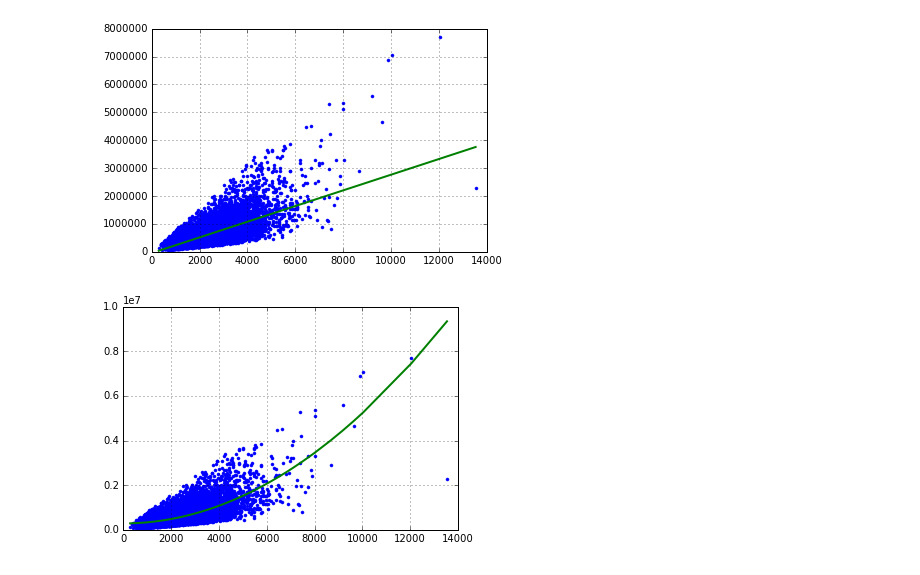
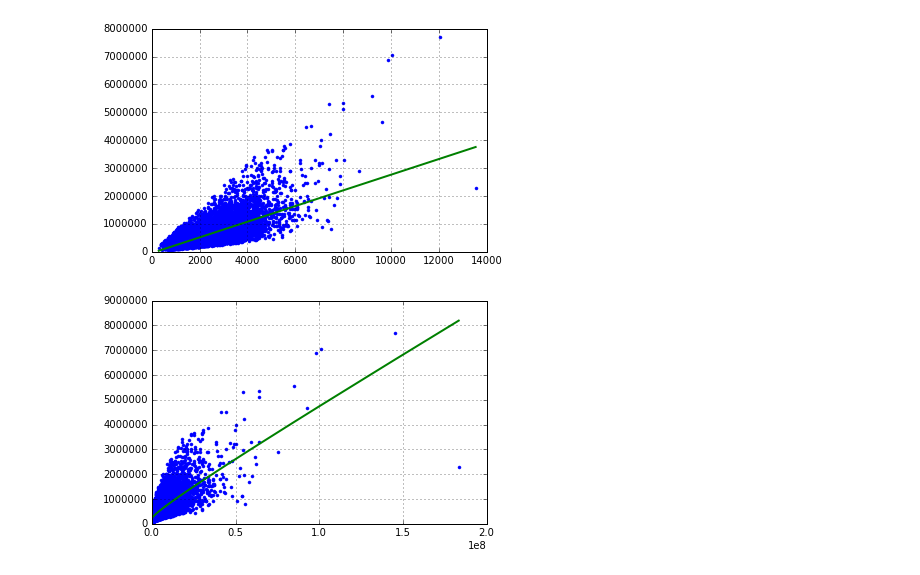
Before and after one commit to atulsingh0/MachineLearning, a Jupyter notebook: ML_UoW/Course01_Regression/Week03_Assesing_Performance_Assignment.ipynb, the cells around one changed output. Saved outputs shown, nothing was run; the diff lists cells and outputs as text; code cells hidden in the pictures.

```diff
--- a/ML_UoW/Course01_Regression/Week03_Assesing_Performance_Assignment.ipynb
+++ b/ML_UoW/Course01_Regression/Week03_Assesing_Performance_Assignment.ipynb
@@ -45,7 +37,8 @@ def polynomial_sframe(feature, degree):
             # first we'll give the column a name:
             name = 'power_' + str(power)
             # assign poly_sframe[name] to be feature^power
-            poly_sframe[name]= feature.apply(lambda x: x**power)
+            #poly_sframe[name]= feature.apply(lambda x: x**power)
+            poly_sframe[name]= feature**power   # can use this as well
     return poly_sframe
 # %%
 poly1_data = polynomial_sframe(sales['sqft_living'], 1)
@@ -74,14 +68,17 @@ plt.grid(True)
 [figure]
 # %%
 poly2_data = polynomial_sframe(sales['sqft_living'], 2)
+poly2_data_names = poly2_data.column_names()
 poly2_data['price'] = sales['price']
 
-model2 = gl.linear_regression.create(poly2_data, target = 'price', features = ['power_2'], validation_set = None, verbose=False)
 
-plt.plot(poly2_data['power_1'], poly2_data['price'], '.',
-        poly2_data['power_1'], model2.predict(poly2_data), '-', linewidth=2)
+model2 = gl.linear_regression.create(poly2_data, target = 'price', features = poly2_data_names,
+                                     validation_set = None, verbose=False)
+
+plt.plot(poly2_data['power_2'], poly2_data['price'], '.',
+        poly2_data['power_2'], model2.predict(poly2_data), '-', linewidth=2)
 plt.grid(True)
 # %% [output]
-[figure, old version]
+[figure, new version]
 # %%
 poly3_data = polynomial_sframe(sales['sqft_living'], 3)
```
Also changed, not shown: parts of 18 cells of this notebook.
